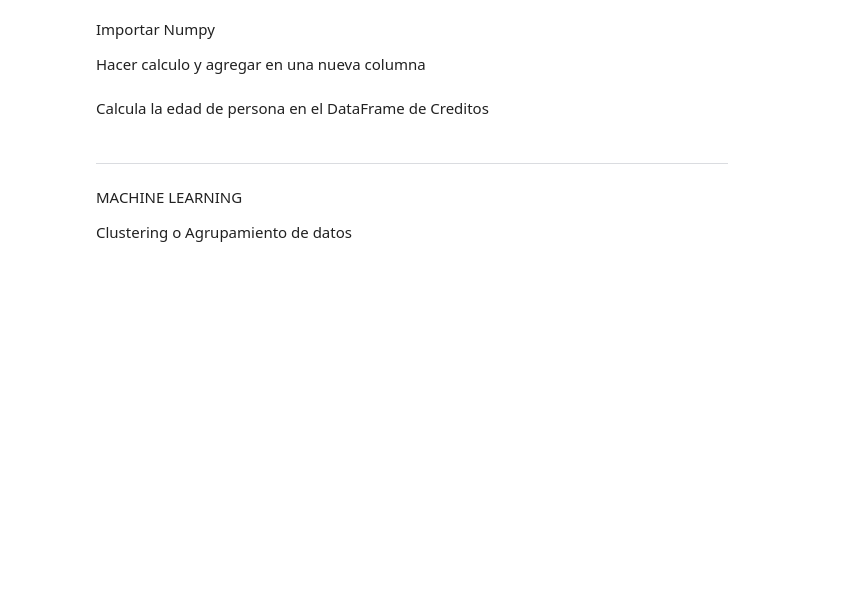
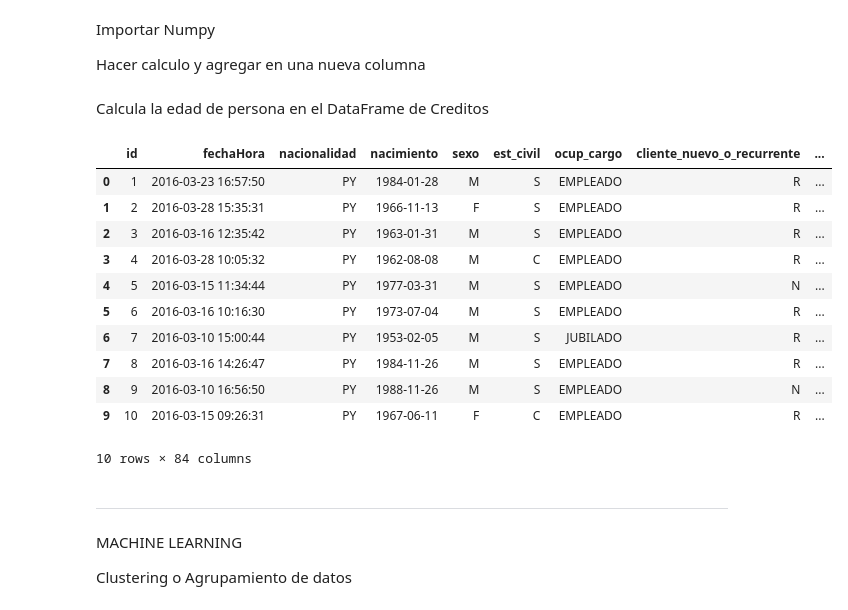
Before and after one commit to andresvillamayor/RepositorioPY, a Jupyter notebook: presentacion.ipynb, the cells around one changed output. Cells and saved outputs as stored; diff of their text form; code cells hidden in the pictures; blank space fills up the shorter version.

```diff
--- a/presentacion.ipynb
+++ b/presentacion.ipynb
@@ -132,7 +157,20 @@ data['fechaHora'] = pd.to_datetime(data['fechaHora'])
 data['nacimiento'] = pd.to_datetime(data['nacimiento'])
 data['edad'] = ((data['fechaHora']-data['nacimiento'])/np.timedelta64(1,'Y')).astype(int)
 # %%
-data.head()
+data.head(10)
+# %% [output]
+|  | id | fechaHora | nacionalidad | nacimiento | sexo | est_civil | ocup_cargo | cliente_nuevo_o_recurrente | ... |
+| 0 | 1 | 2016-03-23 16:57:50 | PY | 1984-01-28 | M | S | EMPLEADO | R | ... |
+| 1 | 2 | 2016-03-28 15:35:31 | PY | 1966-11-13 | F | S | EMPLEADO | R | ... |
+| 2 | 3 | 2016-03-16 12:35:42 | PY | 1963-01-31 | M | S | EMPLEADO | R | ... |
+| 3 | 4 | 2016-03-28 10:05:32 | PY | 1962-08-08 | M | C | EMPLEADO | R | ... |
+| 4 | 5 | 2016-03-15 11:34:44 | PY | 1977-03-31 | M | S | EMPLEADO | N | ... |
+| 5 | 6 | 2016-03-16 10:16:30 | PY | 1973-07-04 | M | S | EMPLEADO | R | ... |
+| 6 | 7 | 2016-03-10 15:00:44 | PY | 1953-02-05 | M | S | JUBILADO | R | ... |
+| 7 | 8 | 2016-03-16 14:26:47 | PY | 1984-11-26 | M | S | EMPLEADO | R | ... |
+| 8 | 9 | 2016-03-10 16:56:50 | PY | 1988-11-26 | M | S | EMPLEADO | N | ... |
+| 9 | 10 | 2016-03-15 09:26:31 | PY | 1967-06-11 | F | C | EMPLEADO | R | ... |
+10 rows × 84 columns
 # %% [markdown]
 
 
```
Also changed, not shown: parts of 11 cells of this notebook.
